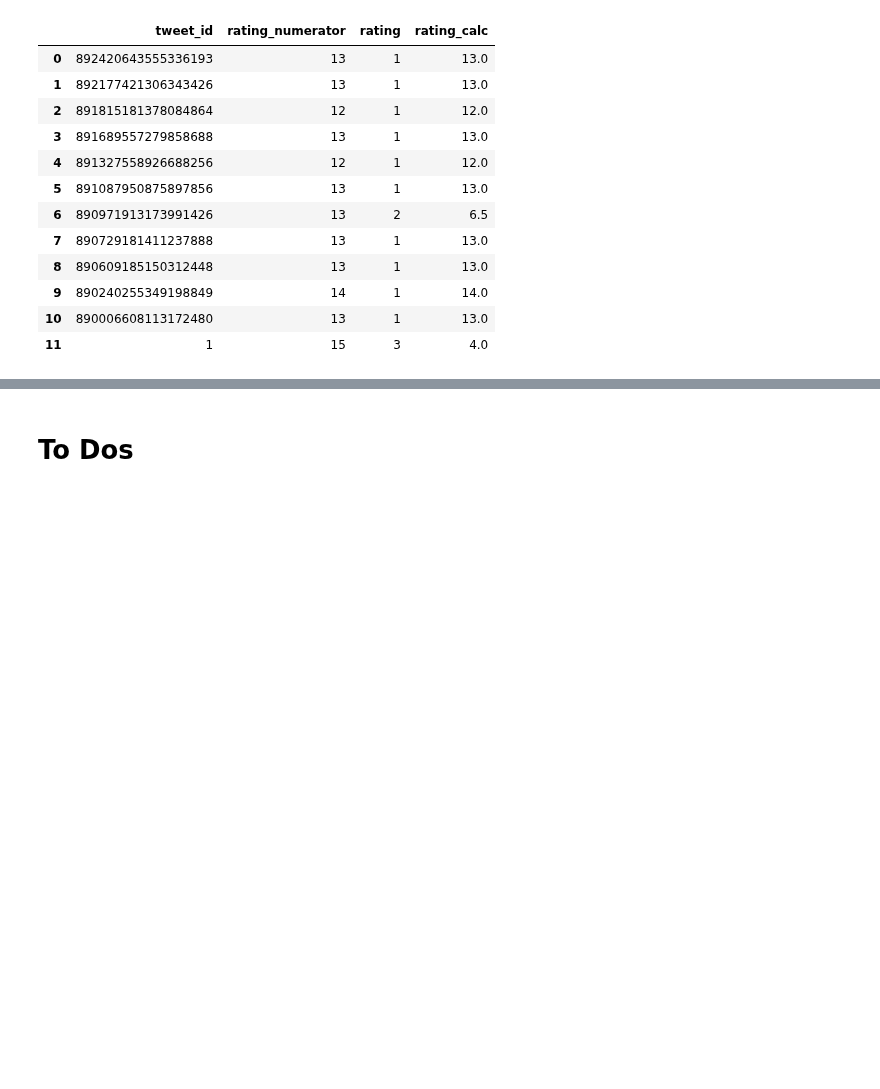
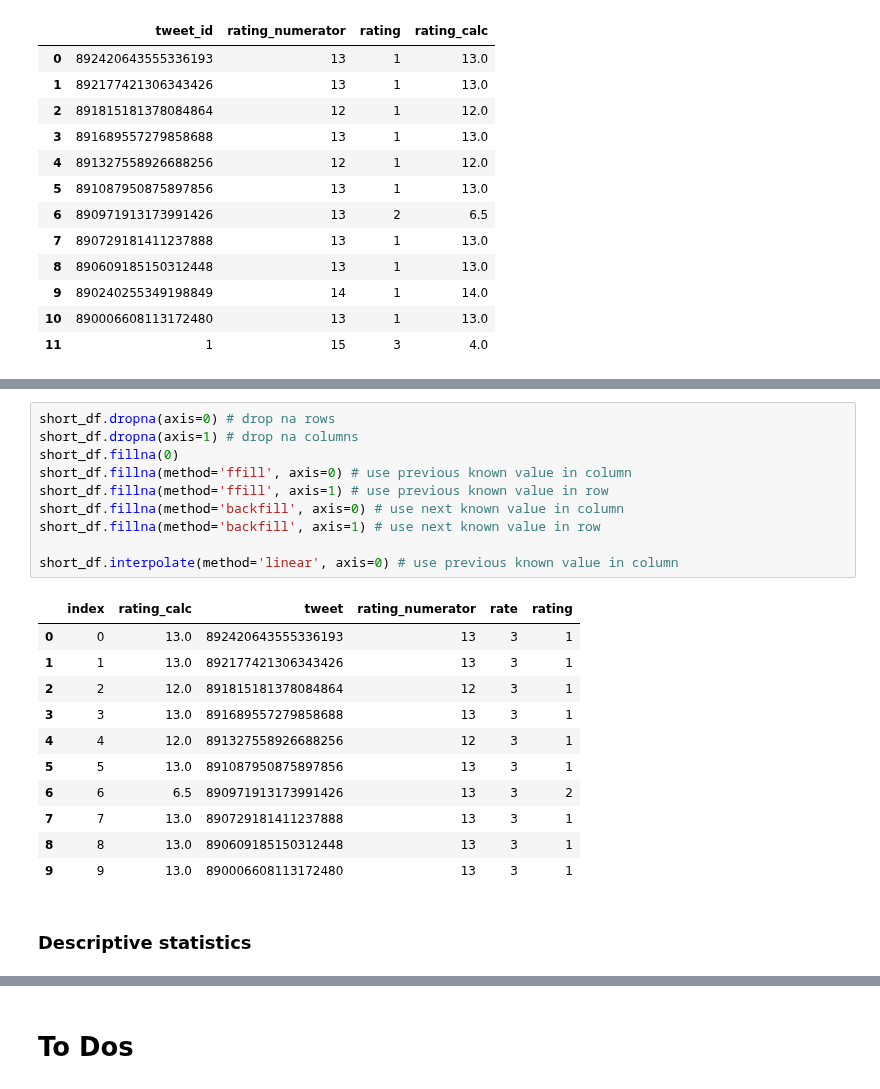
Before and after one commit to anneruhnke/data_wrangling, a Jupyter notebook: wrangle_act.ipynb, the cells around one changed output, grey strips where cells are left out. Drawn from its saved outputs; the diff is of its cells as text; blank space fills up the shorter version.

```diff
--- a/wrangle_act.ipynb
+++ b/wrangle_act.ipynb
@@ -1134,0 +1237,24 @@ short_df.append(new_id)
+# %%
+short_df.dropna(axis=0) # drop na rows
+short_df.dropna(axis=1) # drop na columns
+short_df.fillna(0)
+short_df.fillna(method='ffill', axis=0) # use previous known value in column
+short_df.fillna(method='ffill', axis=1) # use previous known value in row
+short_df.fillna(method='backfill', axis=0) # use next known value in column
+short_df.fillna(method='backfill', axis=1) # use next known value in row
+
+short_df.interpolate(method='linear', axis=0) # use previous known value in column
+# %% [output]
+|  | index | rating_calc | tweet | rating_numerator | rate | rating |
+| 0 | 0 | 13.0 | 892420643555336193 | 13 | 3 | 1 |
+| 1 | 1 | 13.0 | 892177421306343426 | 13 | 3 | 1 |
+| 2 | 2 | 12.0 | 891815181378084864 | 12 | 3 | 1 |
+| 3 | 3 | 13.0 | 891689557279858688 | 13 | 3 | 1 |
+| 4 | 4 | 12.0 | 891327558926688256 | 12 | 3 | 1 |
+| 5 | 5 | 13.0 | 891087950875897856 | 13 | 3 | 1 |
+| 6 | 6 | 6.5 | 890971913173991426 | 13 | 3 | 2 |
+| 7 | 7 | 13.0 | 890729181411237888 | 13 | 3 | 1 |
+| 8 | 8 | 13.0 | 890609185150312448 | 13 | 3 | 1 |
+| 9 | 9 | 13.0 | 890006608113172480 | 13 | 3 | 1 |
+# %% [markdown]
+### Descriptive statistics
```
Also changed, not shown: parts of 17 cells of this notebook.
